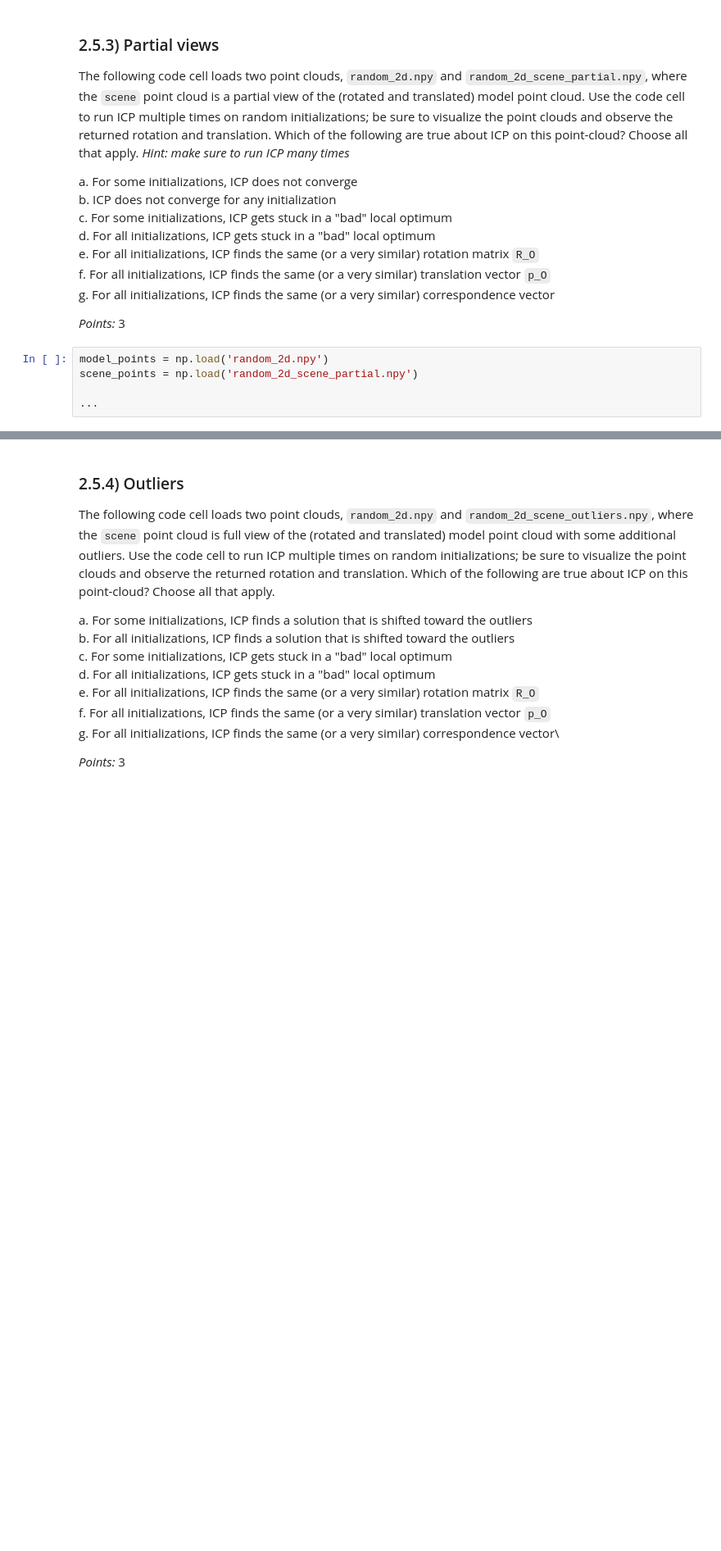
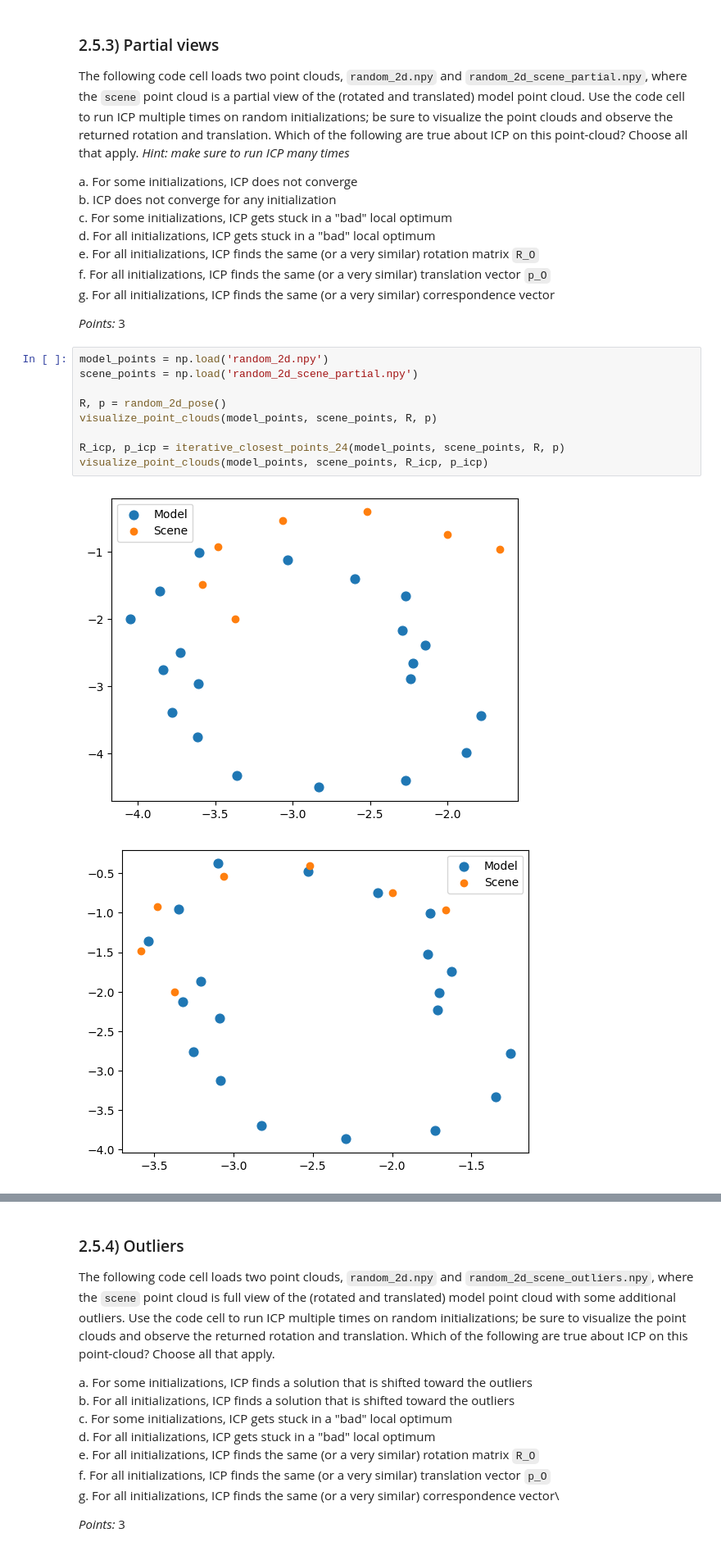
Before and after one commit to notALiee/ESE-564, a Jupyter notebook: hw4.ipynb, the cells around one changed output, grey strips where cells are left out. Shown at 82% size. Drawn from its saved outputs; the diff is of its cells as text; blank space fills up the shorter version.

```diff
--- a/hw4.ipynb
+++ b/hw4.ipynb
@@ -477,7 +480,14 @@ _Points:_ 3
 # %%
 model_points = np.load('random_2d.npy')
 scene_points = np.load('random_2d_scene_partial.npy')
 
-...
+R, p = random_2d_pose()
+visualize_point_clouds(model_points, scene_points, R, p)
+
+R_icp, p_icp = iterative_closest_points_24(model_points, scene_points, R, p)
+visualize_point_clouds(model_points, scene_points, R_icp, p_icp)
+# %% [output]
+[figure, added]
+[figure, added]
 # %%
 # Express your answer as a list containing each chosen option as a lower-case string (e.g., ["a", "b"] for a and b, or [] for none)
```
Also changed, not shown: parts of 8 cells of this notebook, 1 other file.
